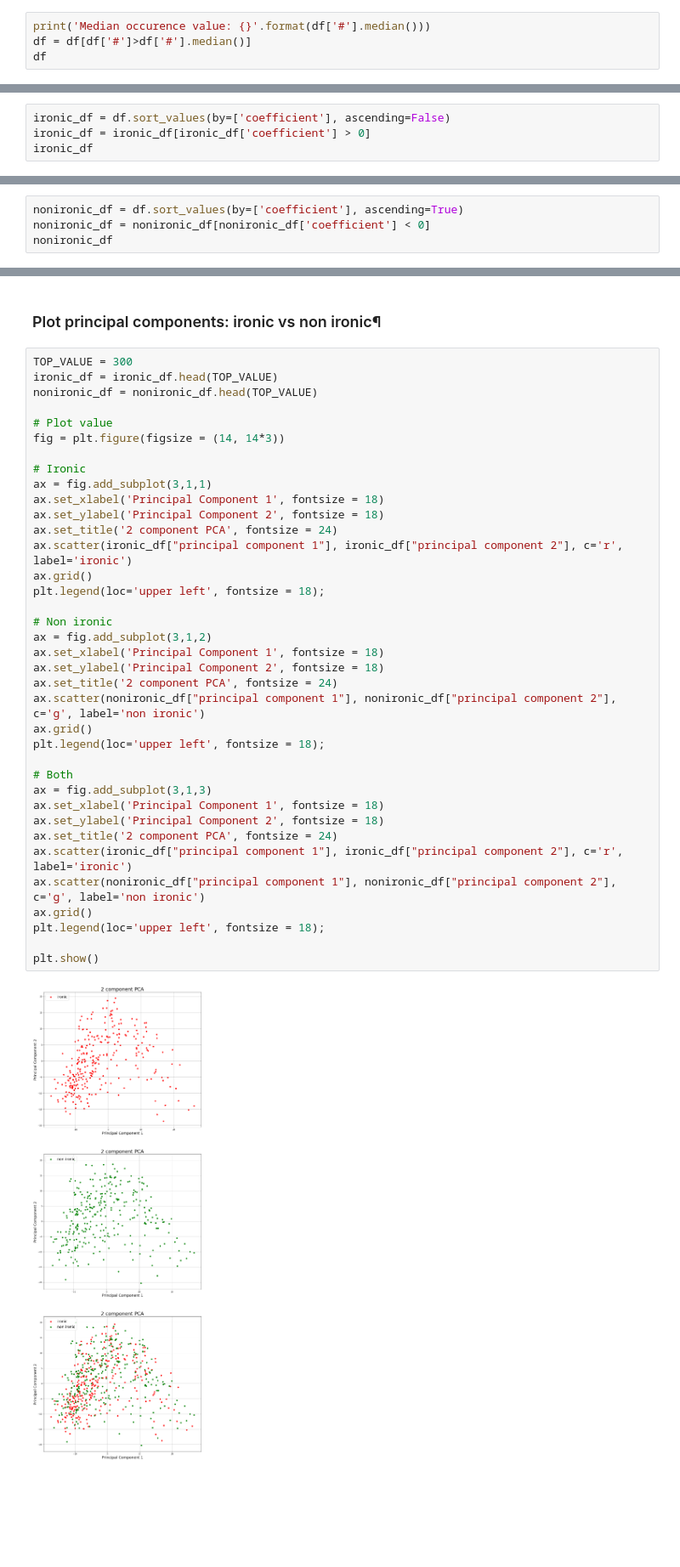
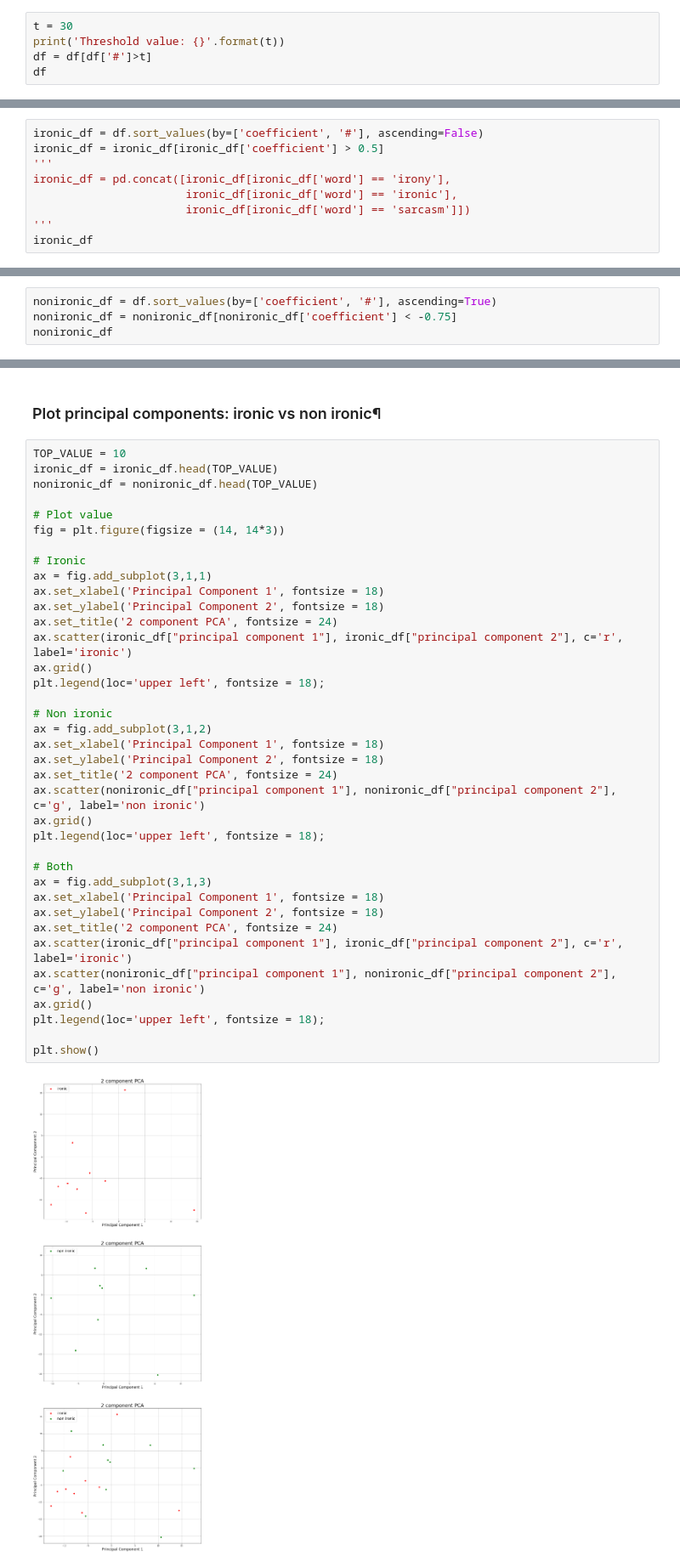
Before and after one commit to gianlucagiudice/irony-detection, a Jupyter notebook: notebooks/pca_plot.ipynb, the cells around one changed output, grey strips where cells are left out. Shown at 85% size. Saved outputs shown, nothing was run; the diff lists cells and outputs as text; blank space fills up the shorter version.

```diff
--- a/notebooks/pca_plot.ipynb
+++ b/notebooks/pca_plot.ipynb
@@ -28,5 +28,6 @@ df
 # %%
-print('Median occurence value: {}'.format(df['#'].median()))
-df = df[df['#']>df['#'].median()]
+t = 30
+print('Threshold value: {}'.format(t))
+df = df[df['#']>t]
 df
 # %% [output]
@@ -68,7 +69,12 @@ ax.grid()
 # %% [markdown]
 ### Most discriminating ironic words
 # %%
-ironic_df = df.sort_values(by=['coefficient'], ascending=False)
-ironic_df = ironic_df[ironic_df['coefficient'] > 0]
+ironic_df = df.sort_values(by=['coefficient', '#'], ascending=False)
+ironic_df = ironic_df[ironic_df['coefficient'] > 0.5]
+'''
+ironic_df = pd.concat([ironic_df[ironic_df['word'] == 'irony'],
+                       ironic_df[ironic_df['word'] == 'ironic'],
+                       ironic_df[ironic_df['word'] == 'sarcasm']])
+'''
 ironic_df
 # %% [output]
@@ -88,7 +93,7 @@ ironic_df
 # %% [markdown]
 ### Most discriminating non ironic words
 # %%
-nonironic_df = df.sort_values(by=['coefficient'], ascending=True)
-nonironic_df = nonironic_df[nonironic_df['coefficient'] < 0]
+nonironic_df = df.sort_values(by=['coefficient', '#'], ascending=True)
+nonironic_df = nonironic_df[nonironic_df['coefficient'] < -0.75]
 nonironic_df
 # %% [output]
@@ -108,7 +113,7 @@ nonironic_df
 # %% [markdown]
 ### Plot principal components: ironic vs non ironic¶
 # %%
-TOP_VALUE = 300
+TOP_VALUE = 10
 ironic_df = ironic_df.head(TOP_VALUE)
 nonironic_df = nonironic_df.head(TOP_VALUE)
 
@@ -118,31 +123,31 @@ fig = plt.figure(figsize = (14, 14*3))
 # Ironic
 ax = fig.add_subplot(3,1,1)
 ax.set_xlabel('Principal Component 1', fontsize = 18)
 ax.set_ylabel('Principal Component 2', fontsize = 18)
 ax.set_title('2 component PCA', fontsize = 24)
 ax.scatter(ironic_df["principal component 1"], ironic_df["principal component 2"], c='r', label='ironic')
 ax.grid()
 plt.legend(loc='upper left', fontsize = 18);
 
 # Non ironic
 ax = fig.add_subplot(3,1,2)
 ax.set_xlabel('Principal Component 1', fontsize = 18)
 ax.set_ylabel('Principal Component 2', fontsize = 18)
 ax.set_title('2 component PCA', fontsize = 24)
 ax.scatter(nonironic_df["principal component 1"], nonironic_df["principal component 2"], c='g', label='non ironic')
 ax.grid()
 plt.legend(loc='upper left', fontsize = 18);
 
 # Both
 ax = fig.add_subplot(3,1,3)
 ax.set_xlabel('Principal Component 1', fontsize = 18)
 ax.set_ylabel('Principal Component 2', fontsize = 18)
 ax.set_title('2 component PCA', fontsize = 24)
 ax.scatter(ironic_df["principal component 1"], ironic_df["principal component 2"], c='r', label='ironic')
 ax.scatter(nonironic_df["principal component 1"], nonironic_df["principal component 2"], c='g', label='non ironic')
 ax.grid()
 plt.legend(loc='upper left', fontsize = 18);
 
 plt.show()
 # %% [output]
-[figure, old version]
+[figure, new version]
```
Also changed, not shown: parts of 7 cells of this notebook, 8 other files.
